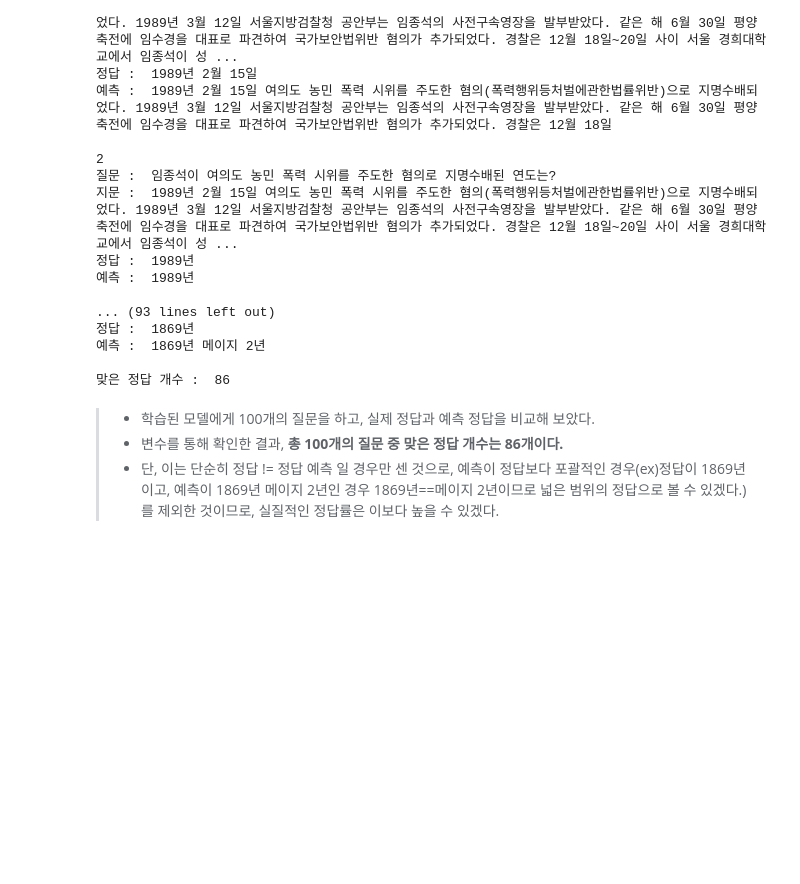
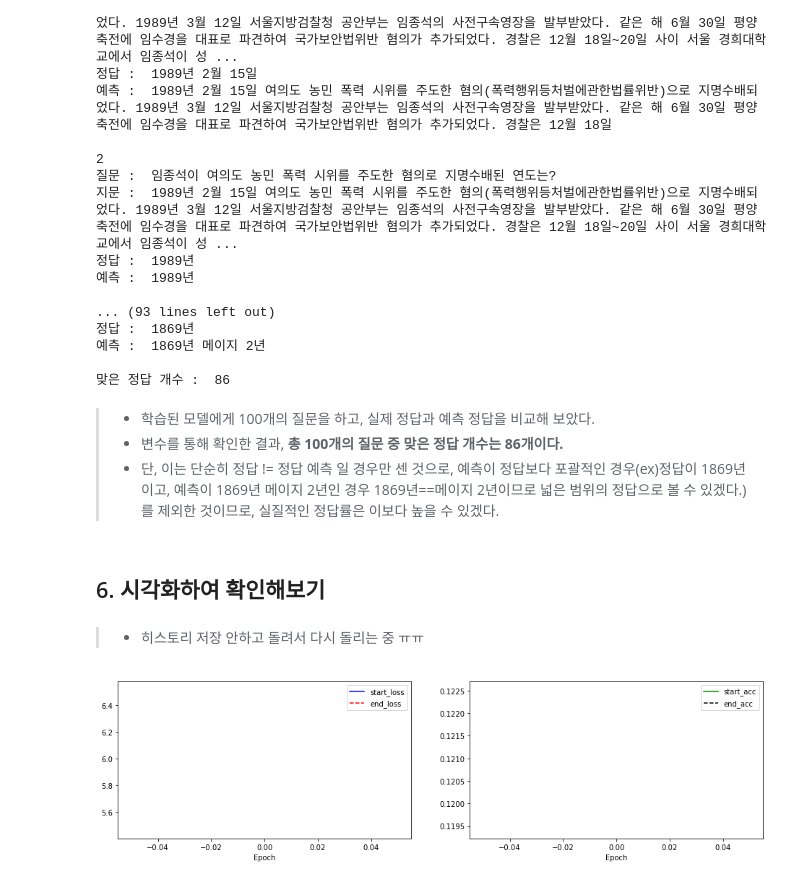
Before and after one commit to JeongeunJPark/AIFFEL_EX19_BERT, a Jupyter notebook: EXPLORATION_19_인간보다 퀴즈를 잘 푸는 인공지능.ipynb, the cells around one changed output. Cells and saved outputs as stored; diff of their text form; code cells hidden in the pictures; blank space fills up the shorter version.

```diff
--- a/EXPLORATION_19_인간보다 퀴즈를 잘 푸는 인공지능.ipynb
+++ b/EXPLORATION_19_인간보다 퀴즈를 잘 푸는 인공지능.ipynb
@@ -1081,3 +1081,27 @@ with open(dev_json) as f:
 > - 학습된 모델에게 100개의 질문을 하고, 실제 정답과 예측 정답을 비교해 보았다.
 > - 변수를 통해 확인한 결과, __총 100개의 질문 중 맞은 정답 개수는 86개이다.__
 > - 단, 이는 단순히 정답 != 정답 예측 일 경우만 센 것으로, 예측이 정답보다 포괄적인 경우(ex)정답이 1869년이고, 예측이 1869년 메이지 2년인 경우 1869년==메이지 2년이므로 넓은 범위의 정답으로 볼 수 있겠다.) 를 제외한 것이므로, 실질적인 정답률은 이보다 높을 수 있겠다.
+# %% [markdown]
+## 6. 시각화하여 확인해보기
+# %% [markdown]
+> - 히스토리 저장 안하고 돌려서 다시 돌리는 중 ㅠㅠ
+# %%
+start_loss, end_loss, start_acc, end_acc
+# training result
+plt.figure(figsize=(16, 4))
+
+plt.subplot(1, 2, 1)
+plt.plot(start_loss, 'b-', label='start_loss')
+plt.plot(end_loss, 'r--', label='end_loss')
+plt.xlabel('Epoch')
+plt.legend()
+
+plt.subplot(1, 2, 2)
+plt.plot(start_acc, 'g-', label='start_acc')
+plt.plot(end_acc, 'k--', label='end_acc')
+plt.xlabel('Epoch')
+plt.legend()
+
+plt.show()
+# %% [output]
+[figure, added]
```
